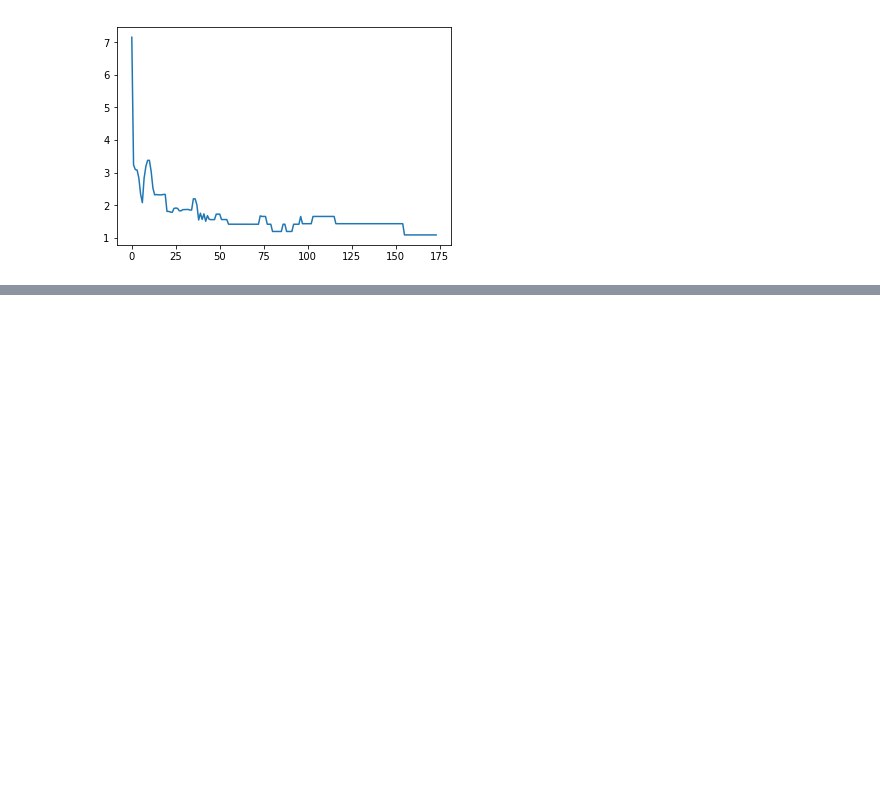
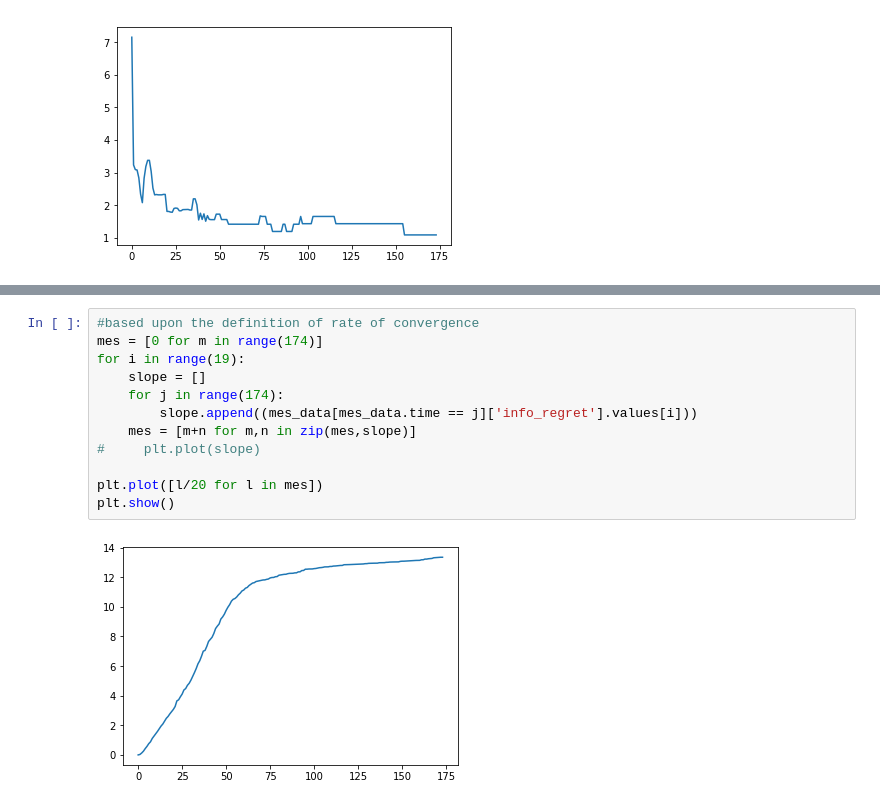
Before and after one commit to expeditionary-robotics/informative-path-planning, a Jupyter notebook: data_processing.ipynb, the cells around one changed output, grey strips where cells are left out. Saved outputs shown, nothing was run; the diff lists cells and outputs as text; blank space fills up the shorter version.

```diff
--- a/data_processing.ipynb
+++ b/data_processing.ipynb
@@ -356,0 +371,14 @@ plt.show()
+# %%
+#based upon the definition of rate of convergence
+mes = [0 for m in range(174)]
+for i in range(19):
+    slope = []
+    for j in range(174):
+        slope.append((mes_data[mes_data.time == j]['info_regret'].values[i]))
+    mes = [m+n for m,n in zip(mes,slope)]
+#     plt.plot(slope)
+
+plt.plot([l/20 for l in mes])
+plt.show()
+# %% [output]
+[figure, added]
```
Also changed, not shown: parts of 4 cells of this notebook.
